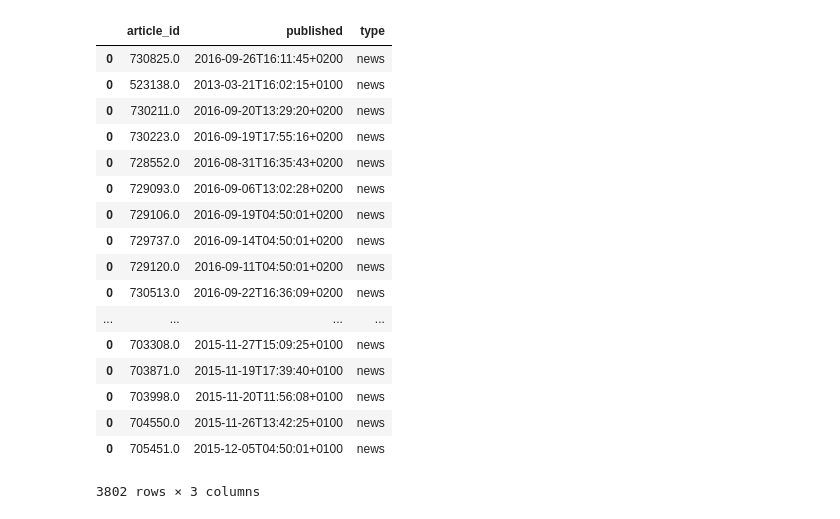
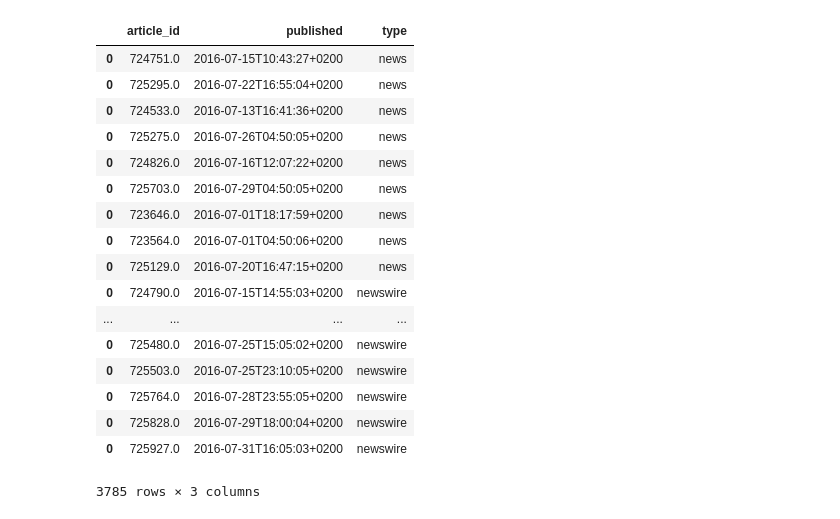
Before and after one commit to TagesWoche/analytics, a Jupyter notebook: Analytics_API_scrape.ipynb, the cells around one changed output. Drawn from its saved outputs; the diff is of its cells as text; code cells hidden in the pictures.

```diff
--- a/Analytics_API_scrape.ipynb
+++ b/Analytics_API_scrape.ipynb
@@ -17,26 +19,23 @@ from pandas.io.json import json_normalize
 
 InteractiveShell.ast_node_interactivity = "all"
 matplotlib.rcParams['svg.fonttype'] = 'none'
+# %%
+## define month
+
+month = 'juli_2016'
 # %%
-stats = pd.read_csv('tawo_stat.csv')
+## load google analyctics data
 
-#foo = lambda x: pd.Series([i for i in reversed(x.split('/'))])
-#rev = stats['Seite'].apply(foo)
+ga_stats = 'tawo_stats_' + month + '.csv'
 
-#s = stats['Seite'].str.split('/').apply(pd.Series)
-
-#s.replace('', np.nan, inplace=True)
-
-#ids = s[4]
-
-#ids = ids.dropna()
-
+stats = pd.read_csv(ga_stats)
 
 stats['article_id'] = stats['Seite'].str.replace('/\w\w/\d\d\d\d_\d\d/\w+/', '')
 stats['Seite'] = stats['Seite'].str.replace('/\w\w/\d\d\d\d_\d\d/', '')
 stats['section'] = stats['Seite'].str.extract('(\w+)')
 
 stats['article_id'] = pd.to_numeric(stats['article_id'], errors='coerce')
+stats['Seitenaufrufe'] = pd.to_numeric(stats['Seitenaufrufe'], errors='coerce')
 
 stats.replace('', np.nan, inplace=True)
 stats = stats.dropna()
@@ -65,12 +64,13 @@ def parse_articles(id):
 
     return meta
 
-df = pd.concat([parse_articles(id) for id in stats['article_id']])
+filepath = 'tawo_stats_meta_' + month + '.csv'
 
-#df_new = df['authors']
+if os.path.exists(filepath):
+    df = pd.read_csv(filepath, usecols=[1,2,3])
+else:
+    df = pd.concat([parse_articles(id) for id in stats['article_id']])
 
-#df_new.to_json('author.json')
 
-#df_author = pd.read_json('author.json')
 df
 # %% [output]
@@ -94,21 +94,21 @@ df
 |  | article_id | published | type |
-| 0 | 730825.0 | 2016-09-26T16:11:45+0200 | news |
-| 0 | 523138.0 | 2013-03-21T16:02:15+0100 | news |
-| 0 | 730211.0 | 2016-09-20T13:29:20+0200 | news |
-| 0 | 730223.0 | 2016-09-19T17:55:16+0200 | news |
-| 0 | 728552.0 | 2016-08-31T16:35:43+0200 | news |
-| 0 | 729093.0 | 2016-09-06T13:02:28+0200 | news |
-| 0 | 729106.0 | 2016-09-19T04:50:01+0200 | news |
-| 0 | 729737.0 | 2016-09-14T04:50:01+0200 | news |
-| 0 | 729120.0 | 2016-09-11T04:50:01+0200 | news |
-| 0 | 730513.0 | 2016-09-22T16:36:09+0200 | news |
+| 0 | 724751.0 | 2016-07-15T10:43:27+0200 | news |
+| 0 | 725295.0 | 2016-07-22T16:55:04+0200 | news |
+| 0 | 724533.0 | 2016-07-13T16:41:36+0200 | news |
+| 0 | 725275.0 | 2016-07-26T04:50:05+0200 | news |
+| 0 | 724826.0 | 2016-07-16T12:07:22+0200 | news |
+| 0 | 725703.0 | 2016-07-29T04:50:05+0200 | news |
+| 0 | 723646.0 | 2016-07-01T18:17:59+0200 | news |
+| 0 | 723564.0 | 2016-07-01T04:50:06+0200 | news |
+| 0 | 725129.0 | 2016-07-20T16:47:15+0200 | news |
+| 0 | 724790.0 | 2016-07-15T14:55:03+0200 | newswire |
 | ... | ... | ... | ... |
-| 0 | 703308.0 | 2015-11-27T15:09:25+0100 | news |
-| 0 | 703871.0 | 2015-11-19T17:39:40+0100 | news |
-| 0 | 703998.0 | 2015-11-20T11:56:08+0100 | news |
-| 0 | 704550.0 | 2015-11-26T13:42:25+0100 | news |
-| 0 | 705451.0 | 2015-12-05T04:50:01+0100 | news |
+| 0 | 725480.0 | 2016-07-25T15:05:02+0200 | newswire |
+| 0 | 725503.0 | 2016-07-25T23:10:05+0200 | newswire |
+| 0 | 725764.0 | 2016-07-28T23:55:05+0200 | newswire |
+| 0 | 725828.0 | 2016-07-29T18:00:04+0200 | newswire |
+| 0 | 725927.0 | 2016-07-31T16:05:03+0200 | newswire |
-3802 rows × 3 columns
+3785 rows × 3 columns
 # %%
 df['published'] = df['published'].str.extract('(\d\d\d\d-\d\d-\d\d)')
 
```
Also changed, not shown: parts of 31 cells of this notebook, 15 other files.
